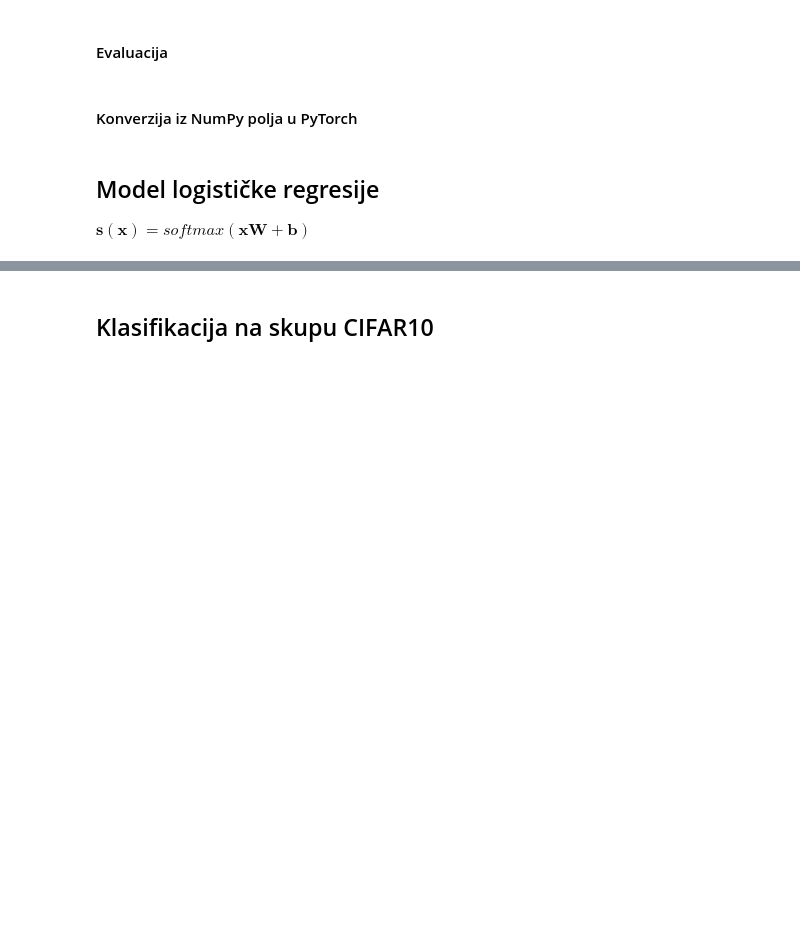
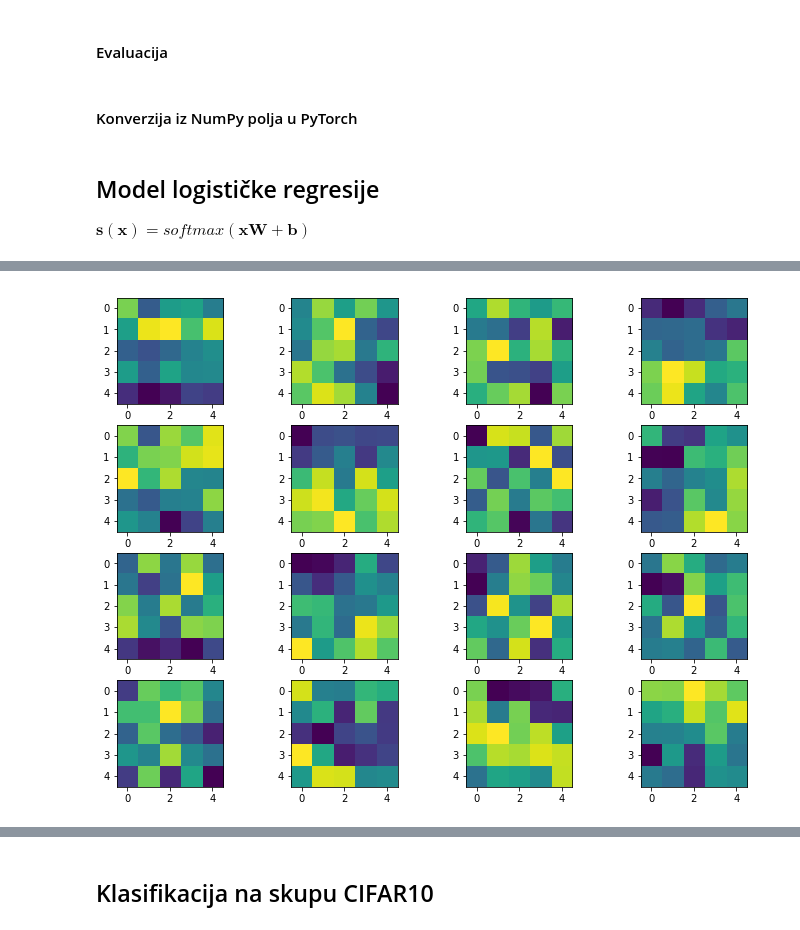
Before and after one commit to orsic/mozgalo_workshop, a Jupyter notebook: Mozgalo.ipynb, the cells around one changed output, grey strips where cells are left out. Saved outputs shown, nothing was run; the diff lists cells and outputs as text; code cells hidden in the pictures; blank space fills up the shorter version.

```diff
--- a/Mozgalo.ipynb
+++ b/Mozgalo.ipynb
@@ -203,3 +222,7 @@ deep_model = ConvClassifier()
 # %%
 deep_optimizer = optim.Adam(deep_model.parameters(), lr=1e-3)
+# %%
+show_conv_params(deep_model.model[0].weight)
+# %% [output]
+[figure, added]
 # %%
```
Also changed, not shown: parts of 16 cells of this notebook.
